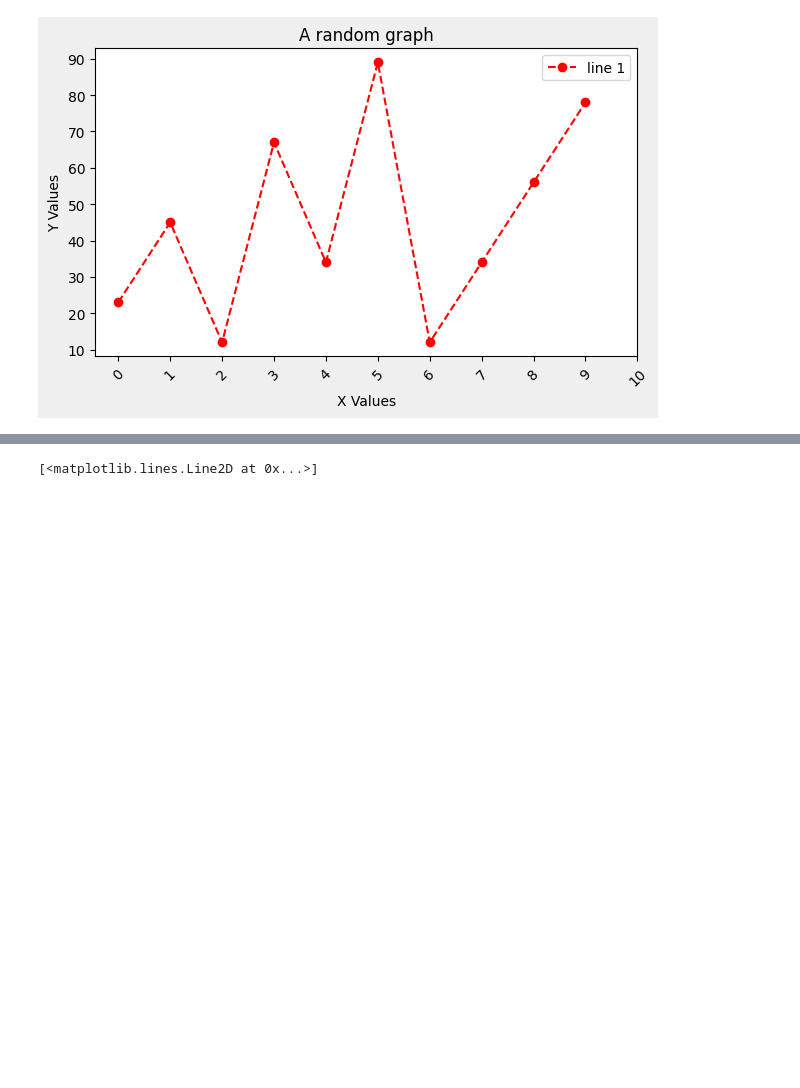
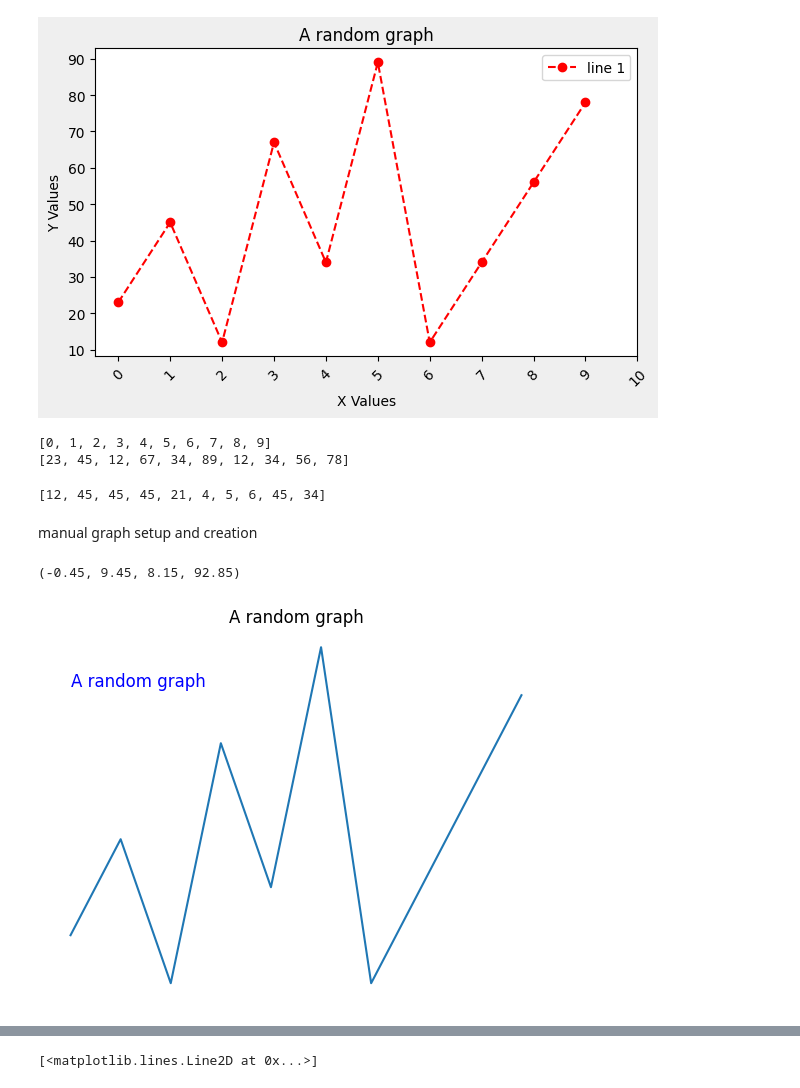
Before and after one commit to Ankidec/Data-Analysis, a Jupyter notebook: visulization.ipynb, the cells around one changed output, grey strips where cells are left out. Cells and saved outputs as stored; diff of their text form; code cells hidden in the pictures; blank space fills up the shorter version.

```diff
--- a/visulization.ipynb
+++ b/visulization.ipynb
@@ -56,3 +56,28 @@ plt.xticks(np.arange(0,11),rotation=45)
 plt.show()
 # %% [output]
 [figure]
+# %%
+print(x)
+print(y)
+# %% [output]
+[0, 1, 2, 3, 4, 5, 6, 7, 8, 9]
+[23, 45, 12, 67, 34, 89, 12, 34, 56, 78]
+# %%
+z = [12,45,45,45,21,4,5,6,45,34]
+print(z)
+# %% [output]
+[12, 45, 45, 45, 21, 4, 5, 6, 45, 34]
+# %% [markdown]
+manual graph setup and creation
+# %%
+fig, ax = plt.subplots()
+ax.plot(x, y)
+ax.set_title("A random graph")
+ax.set_xlabel("X Values")
+ax.set_ylabel("Y Values")
+ax.set_facecolor('#f9ff90')
+ax.text(0, 80, "A random graph", fontsize=12, color='blue')
+ax.axis('off')
+# %% [output]
+(-0.45, 9.45, 8.15, 92.85)
+[figure, added]
```
Also changed, not shown: parts of 15 cells of this notebook.
